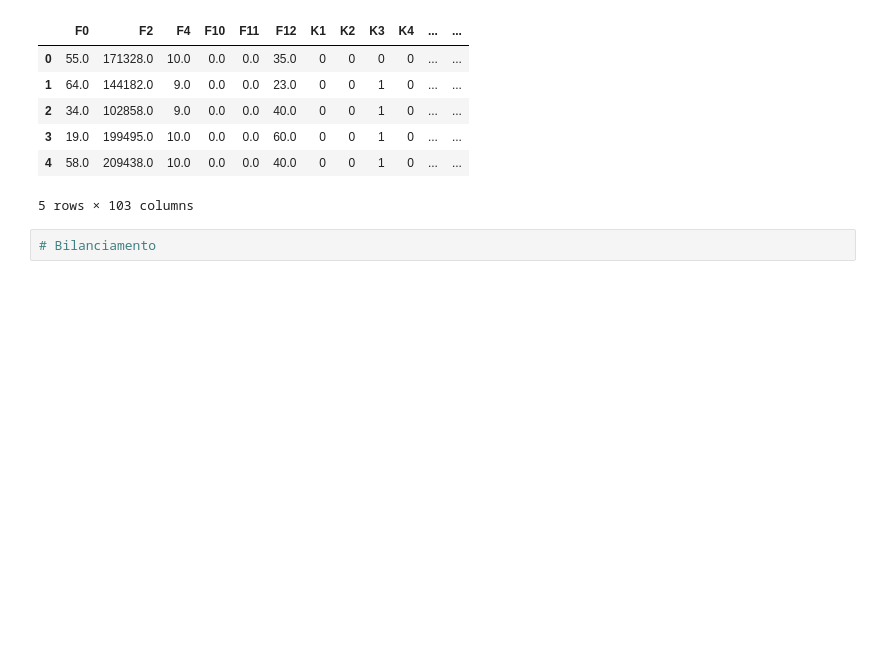
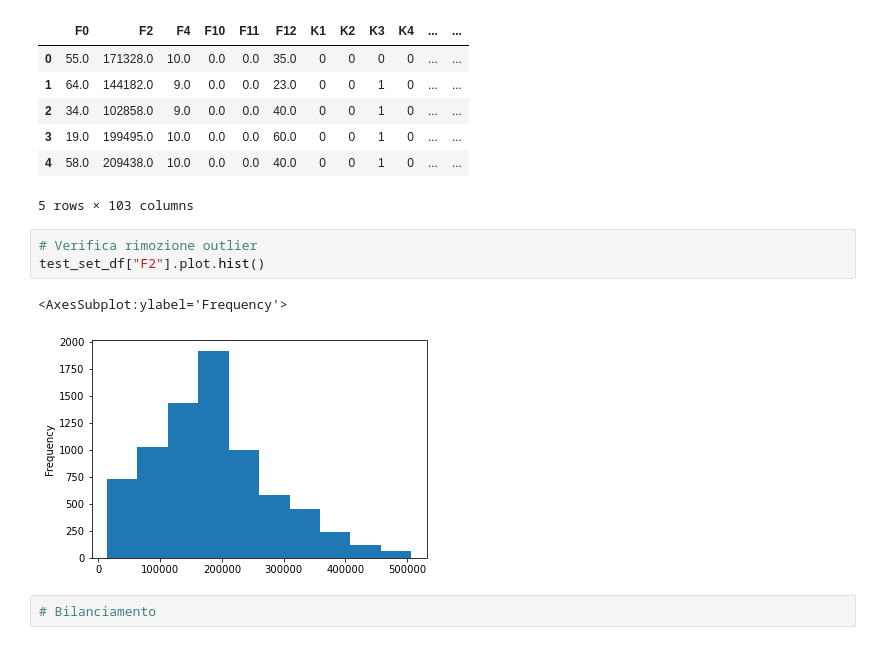
Before and after one commit to tizianotaglienti/mobdproject, a Jupyter notebook: mobdcopy.ipynb, the cells around one changed output. Cells and saved outputs as stored; diff of their text form; blank space fills up the shorter version.

```diff
--- a/mobdcopy.ipynb
+++ b/mobdcopy.ipynb
@@ -353,6 +351,12 @@ test_set_df.head()
 | 3 | 19.0 | 199495.0 | 10.0 | 0.0 | 0.0 | 60.0 | 0 | 0 | 1 | 0 | ... | ... |
 | 4 | 58.0 | 209438.0 | 10.0 | 0.0 | 0.0 | 40.0 | 0 | 0 | 1 | 0 | ... | ... |
 5 rows × 103 columns
+# %%
+# Verifica rimozione outlier
+test_set_df["F2"].plot.hist()
+# %% [output]
+<AxesSubplot:ylabel='Frequency'>
+[figure, added]
 # %%
 # Bilanciamento
 # %%
```
Also changed, not shown: parts of 11 cells of this notebook.
